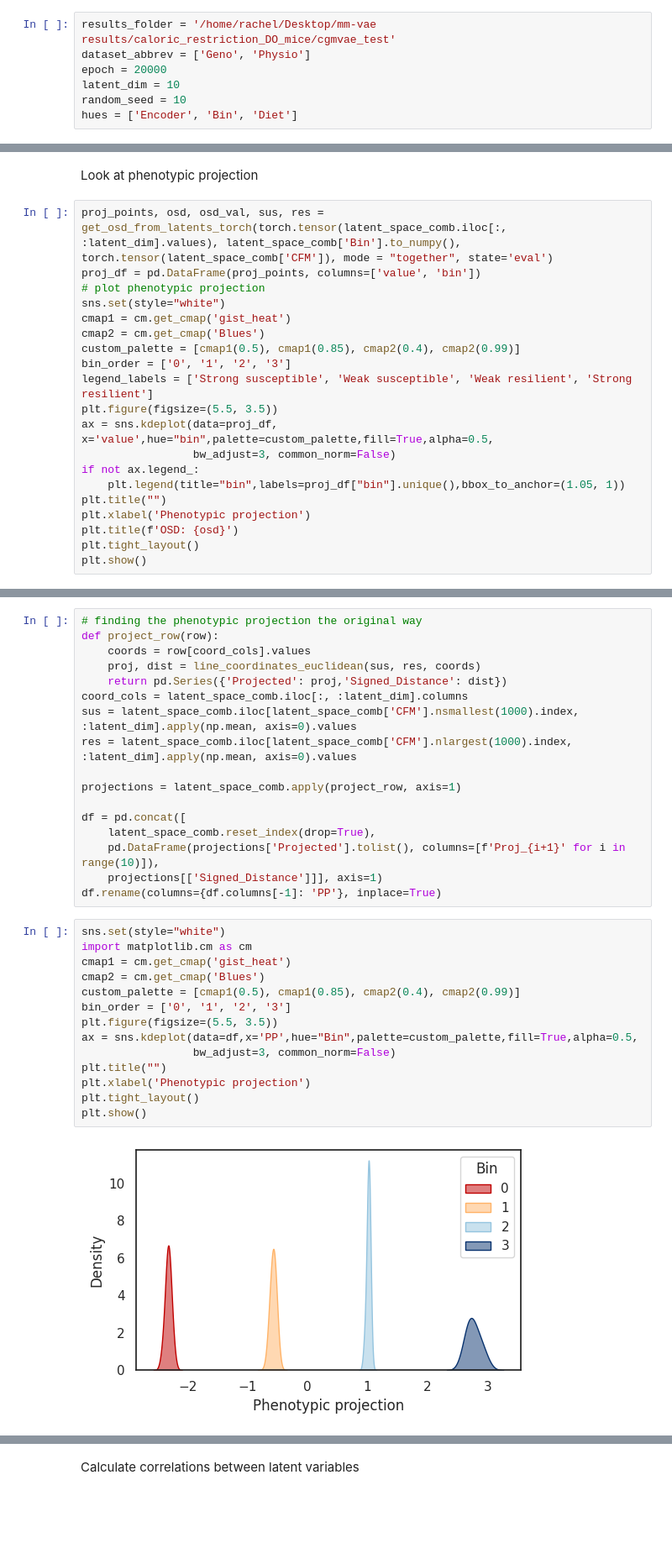
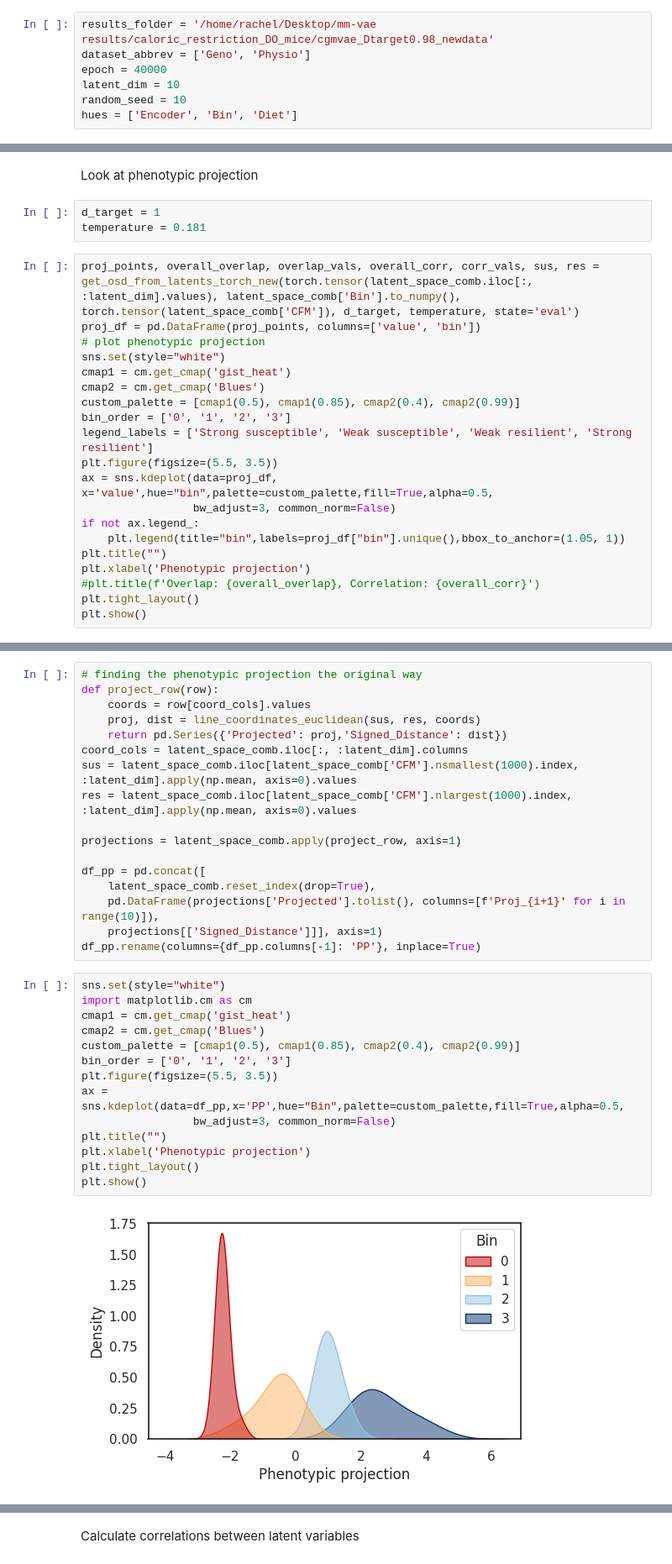
Before and after one commit to draeloslab/mm-vae, a Jupyter notebook: analyze_latent_space_do.ipynb, the cells around one changed output, grey strips where cells are left out. Shown at 84% size. Saved outputs shown, nothing was run; the diff lists cells and outputs as text; blank space fills up the shorter version.

```diff
--- a/analyze_latent_space_do.ipynb
+++ b/analyze_latent_space_do.ipynb
@@ -10,9 +12,9 @@ from sklearn.manifold import TSNE
 
 from utils import*
 # %%
-results_folder = '/home/rachel/Desktop/mm-vae results/caloric_restriction_DO_mice/cgmvae_test'
+results_folder = '/home/rachel/Desktop/mm-vae results/caloric_restriction_DO_mice/cgmvae_Dtarget0.98_newdata'
 dataset_abbrev = ['Geno', 'Physio']
-epoch = 20000
+epoch = 40000
 latent_dim = 10
 random_seed = 10
 hues = ['Encoder', 'Bin', 'Diet']
@@ -91,8 +93,11 @@ latent_space_comb
 #     ax[2].set_title(f'{column} prior distribution')
 # %% [markdown]
 Look at phenotypic projection
+# %%
+d_target = 1
+temperature = 0.181
 # %%
-proj_points, osd, osd_val, sus, res = get_osd_from_latents_torch(torch.tensor(latent_space_comb.iloc[:, :latent_dim].values), latent_space_comb['Bin'].to_numpy(), torch.tensor(latent_space_comb['CFM']), mode = "together", state='eval')
+proj_points, overall_overlap, overlap_vals, overall_corr, corr_vals, sus, res = get_osd_from_latents_torch_new(torch.tensor(latent_space_comb.iloc[:, :latent_dim].values), latent_space_comb['Bin'].to_numpy(), torch.tensor(latent_space_comb['CFM']), d_target, temperature, state='eval')
 proj_df = pd.DataFrame(proj_points, columns=['value', 'bin'])
 # plot phenotypic projection
 sns.set(style="white")
@@ -108,7 +113,7 @@ if not ax.legend_:
     plt.legend(title="bin",labels=proj_df["bin"].unique(),bbox_to_anchor=(1.05, 1))
 plt.title("")
 plt.xlabel('Phenotypic projection')
-plt.title(f'OSD: {osd}')
+#plt.title(f'Overlap: {overall_overlap}, Correlation: {overall_corr}')
 plt.tight_layout()
 plt.show()
 # %% [output]
@@ -125,24 +130,24 @@ res = latent_space_comb.iloc[latent_space_comb['CFM'].nlargest(1000).index, :lat
 
 projections = latent_space_comb.apply(project_row, axis=1)
 
-df = pd.concat([
+df_pp = pd.concat([
     latent_space_comb.reset_index(drop=True),
     pd.DataFrame(projections['Projected'].tolist(), columns=[f'Proj_{i+1}' for i in range(10)]),
     projections[['Signed_Distance']]], axis=1)
-df.rename(columns={df.columns[-1]: 'PP'}, inplace=True)
+df_pp.rename(columns={df_pp.columns[-1]: 'PP'}, inplace=True)
 # %%
 sns.set(style="white")
 import matplotlib.cm as cm
 cmap1 = cm.get_cmap('gist_heat')
 cmap2 = cm.get_cmap('Blues')
 custom_palette = [cmap1(0.5), cmap1(0.85), cmap2(0.4), cmap2(0.99)]
 bin_order = ['0', '1', '2', '3']
 plt.figure(figsize=(5.5, 3.5))
-ax = sns.kdeplot(data=df,x='PP',hue="Bin",palette=custom_palette,fill=True,alpha=0.5,
+ax = sns.kdeplot(data=df_pp,x='PP',hue="Bin",palette=custom_palette,fill=True,alpha=0.5,
                  bw_adjust=3, common_norm=False)
 plt.title("")
 plt.xlabel('Phenotypic projection')
 plt.tight_layout()
 plt.show()
 # %% [output]
-[figure, old version]
+[figure, new version]
```
Also changed, not shown: parts of 59 cells of this notebook, 8 other files.
